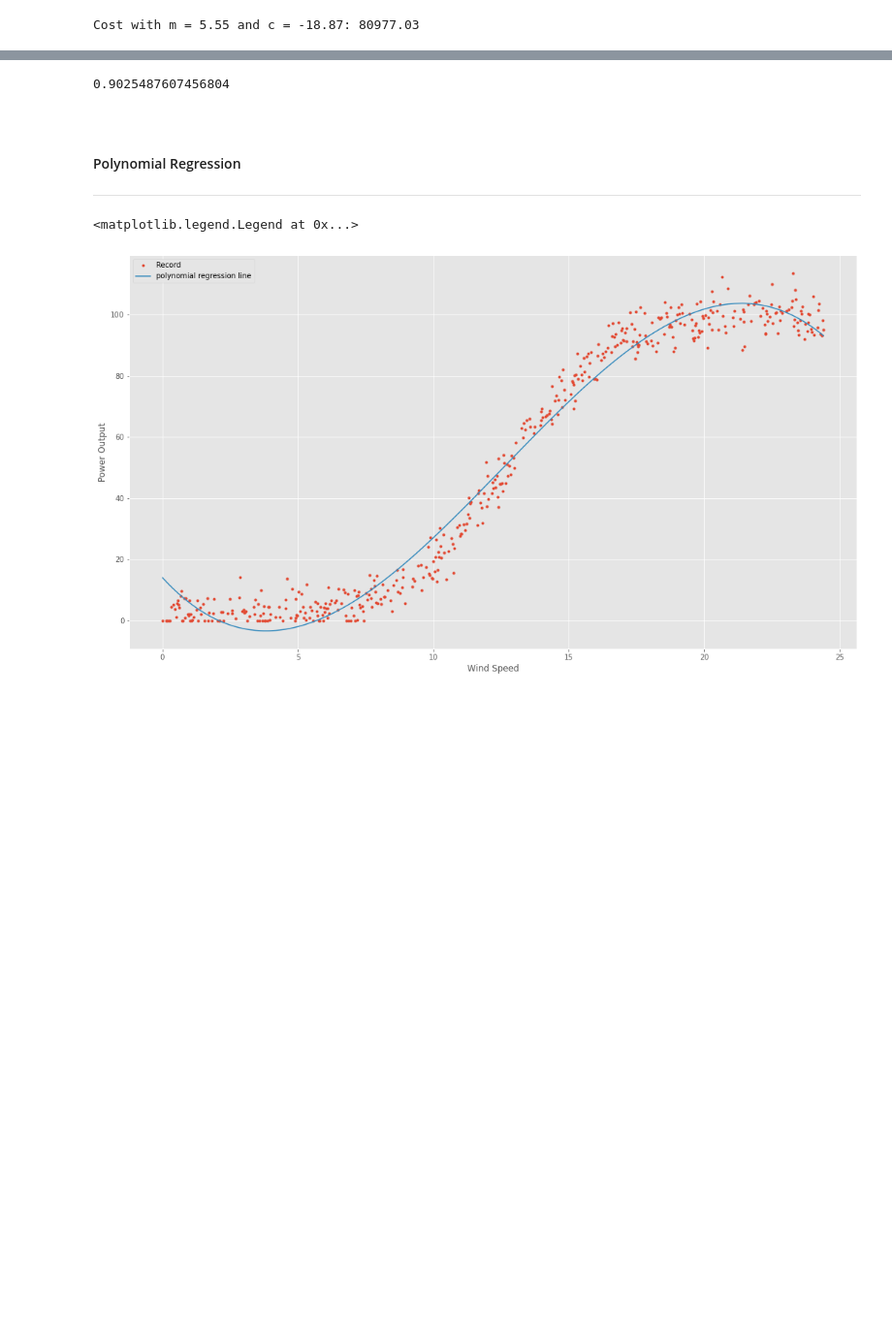
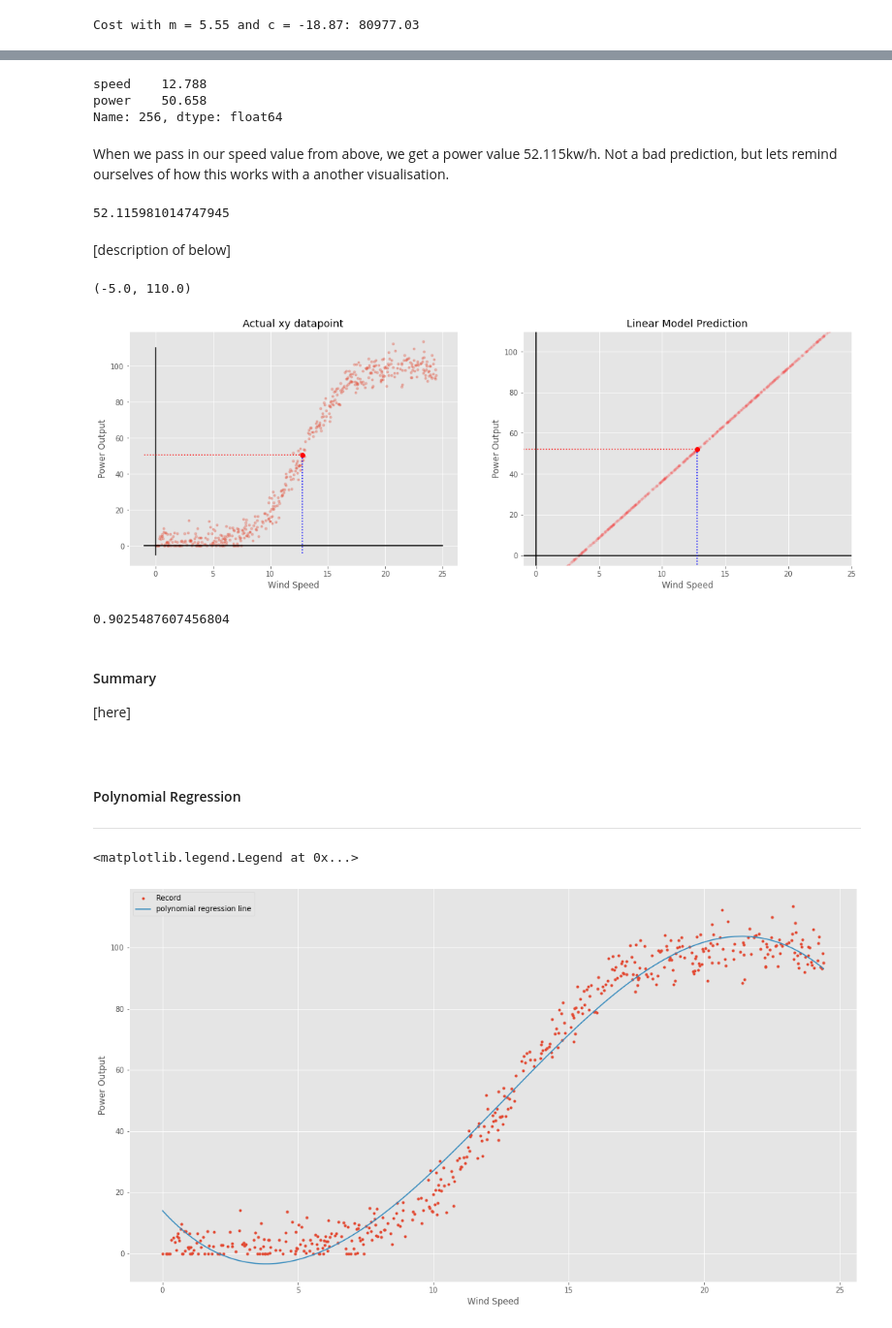
Before and after one commit to ocoleman/fundamentalsDA-project2020, a Jupyter notebook: project.ipynb, the cells around one changed output, grey strips where cells are left out. Shown at 97% size. Saved outputs shown, nothing was run; the diff lists cells and outputs as text; code cells hidden in the pictures; blank space fills up the shorter version.

```diff
--- a/project.ipynb
+++ b/project.ipynb
@@ -133,8 +163,72 @@ Cost with m = 5.55 and c = -18.87: 80977.03
+# %%
+#picking a random row out of the dataframe.
+df.loc[256]
+# %% [output]
+speed    12.788
+power    50.658
+Name: 256, dtype: float64
+# %% [markdown]
+When we pass in our speed value from above, we get a power value 52.115kw/h. Not a bad prediction, but lets remind ourselves of how this works with a another visualisation.
+# %%
+#passing the speed value from above into our model.
+linmodel(12.788)
+# %% [output]
+52.115981014747945
+# %% [markdown]
+[description of below]
+# %%
+#Creating a horizontal subplot
+fig, (ax1, ax2) = plt.subplots(1,2,figsize=(18,6))
+#ax1, the full dataset
+ax1.plot(x, y,'.', alpha=0.3)
+
+# Draw some axes.
+ax1.plot([-1, 25], [0, 0], 'k-')
+ax1.plot([0, 0], [-5, 110], 'k-')
+
+# Plotting a visualisation of the datapoint.
+ax1.plot([12.788, 12.788], [50.658, -5], 'b:')
+ax1.plot([-1, 12.788], [50.658, 50.658], 'r:')
+ax1.plot(12.788,50.658, 'ro')
+
+#Title and labels
+ax1.set_title("Actual xy datapoint")
+ax1.set_xlabel("Wind Speed")
+ax1.set_ylabel("Power Output")
+
+
+#ax2, the linear models predictions for power given windspeed visualised.
+ax2.plot(x, linmodel(x),'r.',alpha=0.1,)
+
+# Draw some axes.
+ax2.plot([-1, 25], [0, 0], 'k-')
+ax2.plot([0, 0], [-5, 110], 'k-')
+
+# Plotting a visualisation of the predicted datapoint.
+ax2.plot([12.788, 12.788], [linmodel(12.788), -5], 'b:')
+ax2.plot([-1, 12.788], [linmodel(12.788), linmodel(12.788)], 'r:')
+ax2.plot(12.788,linmodel(12.788), 'ro')
+
+#Title and labels
+ax2.set_title("Linear Model Prediction")
+ax2.set_xlabel("Wind Speed")
+ax2.set_ylabel("Power Output")
+
+
+# Set some reasonable plot limits.
+plt.xlim([-1, 25])
+plt.ylim([-5, 110])
+# %% [output]
+(-5.0, 110.0)
+[figure, added]
 # %%
 #calculating r-squared value, 0 = no relation, 1 = 100% related
 print(np.corrcoef(y, linmodel(x))[0][1]**2)
 # %% [output]
 0.9025487607456804
+# %% [markdown]
+#### Summary
+[here]
 # %% [markdown]
 <br>
 
```
Also changed, not shown: parts of 28 cells of this notebook.
